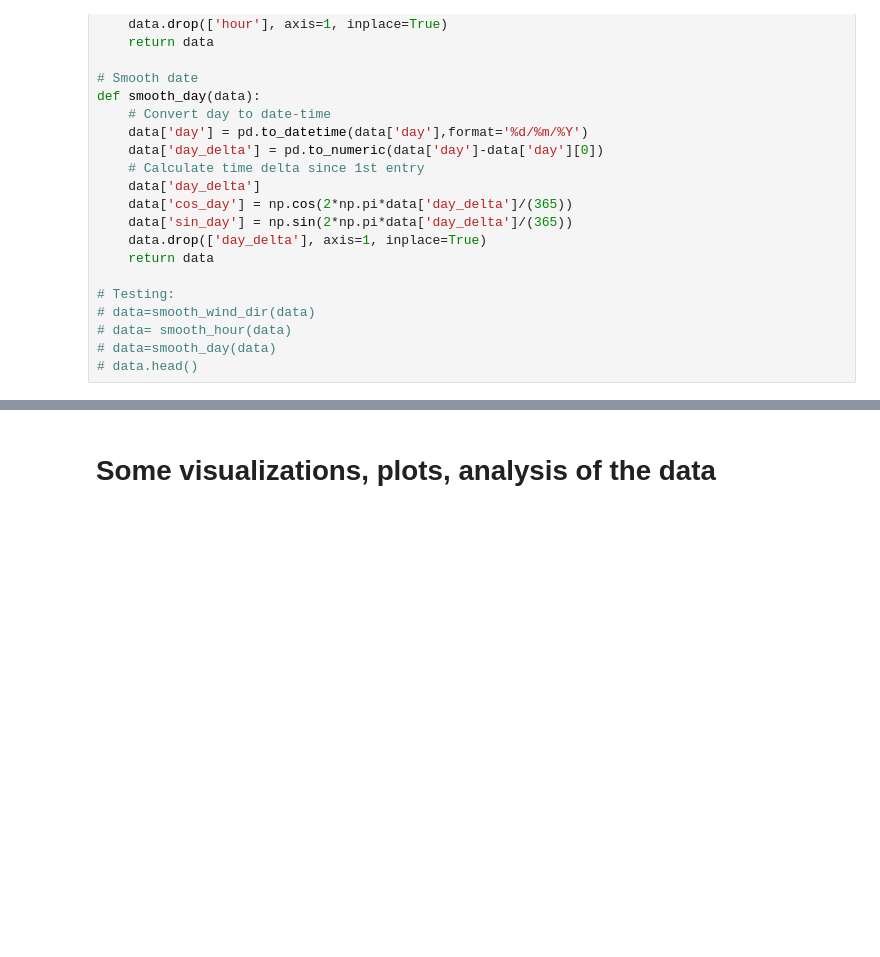
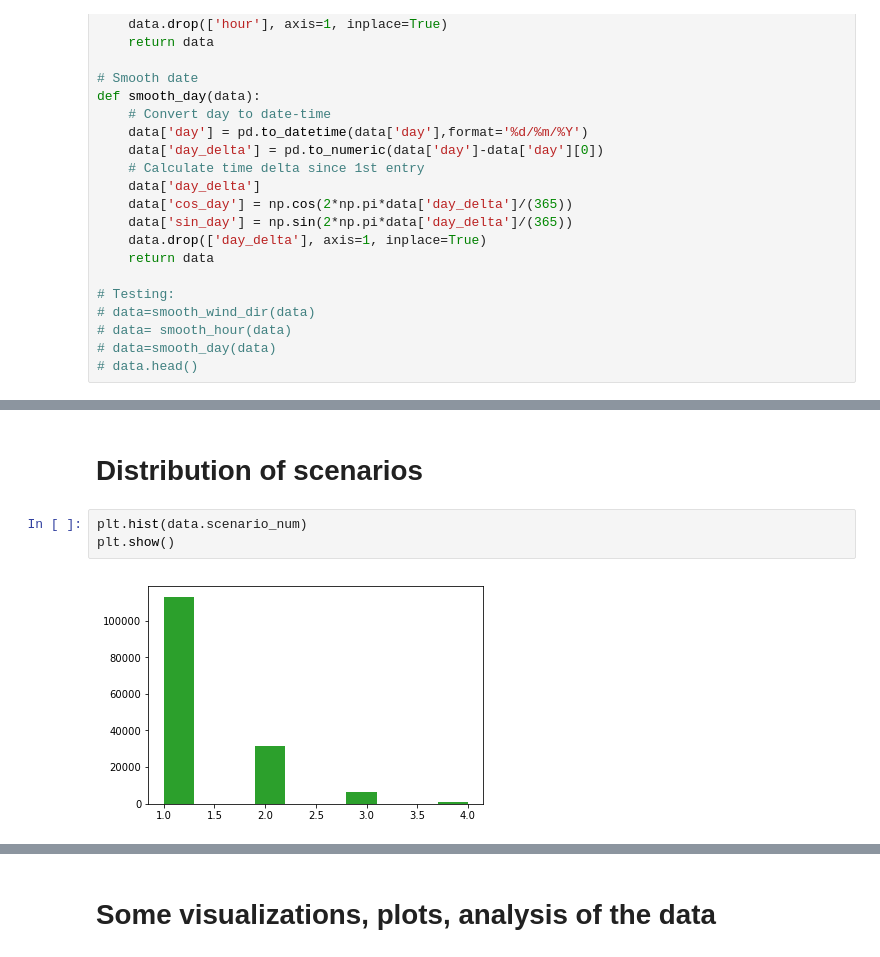
Before and after one commit to leobix/safi, a Jupyter notebook: safi_project_processing.ipynb, the cells around one changed output, grey strips where cells are left out. Drawn from its saved outputs; the diff is of its cells as text; blank space fills up the shorter version.

```diff
--- a/safi_project_processing.ipynb
+++ b/safi_project_processing.ipynb
@@ -122,0 +253,7 @@ data.head(2140).tail(10)
+# %% [markdown]
+# Distribution of scenarios
+# %%
+plt.hist(data.scenario_num)
+plt.show()
+# %% [output]
+[figure, added]
```
Also changed, not shown: parts of 46 cells of this notebook.
